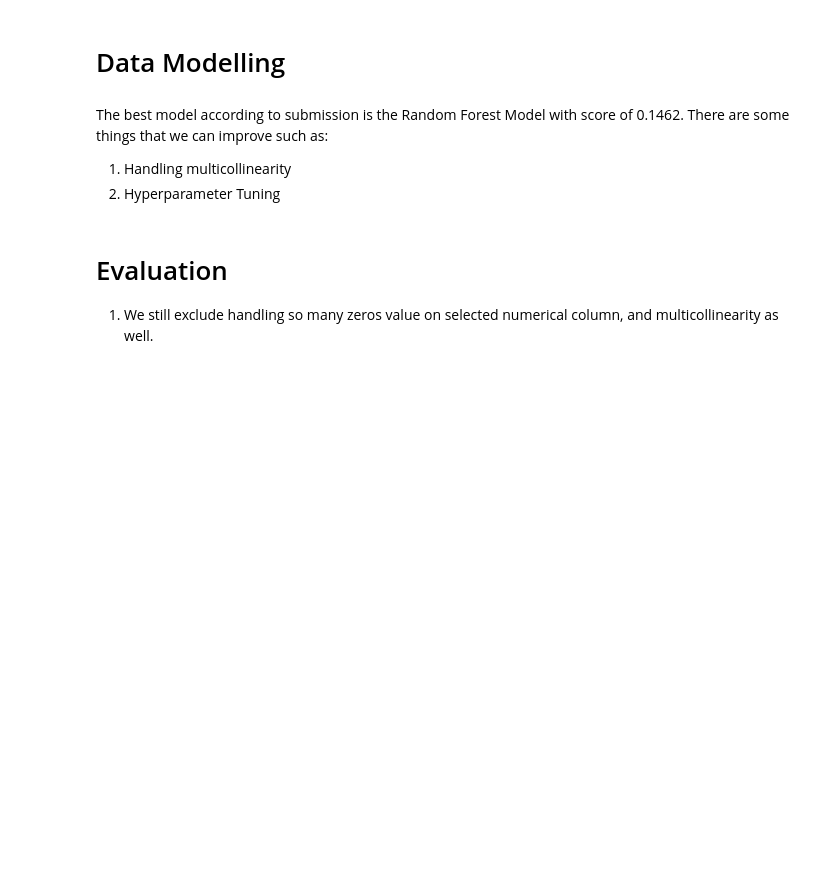
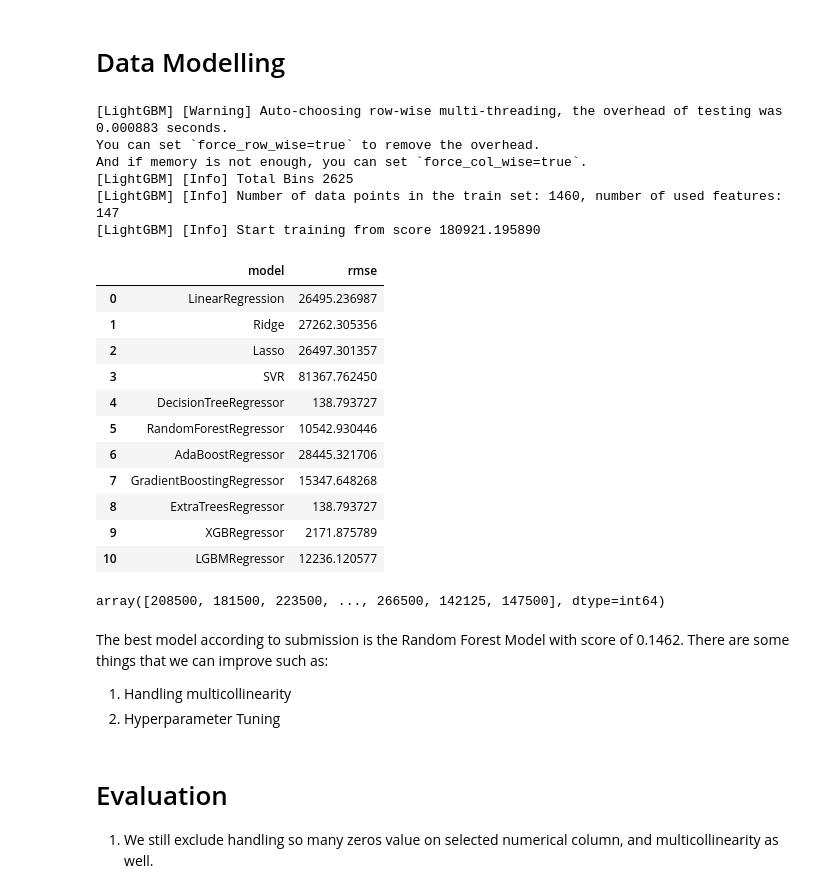
Before and after one commit to marcellinus-witarsah/house-prices-advanced-regression-techniques, a Jupyter notebook: notebooks/04-data-preparation-and-modelling.ipynb, the cells around one changed output. Saved outputs shown, nothing was run; the diff lists cells and outputs as text; code cells hidden in the pictures; blank space fills up the shorter version.

```diff
--- a/notebooks/04-data-preparation-and-modelling.ipynb
+++ b/notebooks/04-data-preparation-and-modelling.ipynb
@@ -173,7 +380,6 @@ one_hot_categorical_columns = {
 # %% [markdown]
 # Data Modelling
 # %%
-
 pipeline=Pipeline([
     ('features', FeatureUnion([
         ('numerical', Pipeline([
@@ -225,17 +431,6 @@ feature_preprocessing_pipeline=Pipeline([
     ('scale', MinMaxScaler())
 ])
 
-
-def target_preprocessing_pipeline(y):
-    y = np.log1p(y)
-    y_scaler = MinMaxScaler()
-    y = y_scaler.fit_transform(y.reshape(-1, 1))
-    return (y, y_scaler)
-
-def target_revert_pipeline(y, scaler):
-    return np.expm1(scaler.inverse_transform(y.reshape(-1, 1)))
-
-
 # prepare X and y
 X_train, y_train = train_df.drop(columns=['SalePrice']), train_df['SalePrice'].to_numpy()
 X_test = test_df
@@ -247,37 +442,59 @@ models = [
     SVR(), DecisionTreeRegressor(), RandomForestRegressor(),
     AdaBoostRegressor(), GradientBoostingRegressor(), ExtraTreesRegressor(),
     XGBRegressor(), LGBMRegressor()
 ]
 model_names = [model.__class__.__name__ for model in models]
 rmse = []
 for model in models:
     # train model
     X_train_preprocessed = feature_preprocessing_pipeline.fit_transform(X_train)
-    y_train_preprocessed, scaler = target_preprocessing_pipeline(y_train)
-    model.fit(X_train_preprocessed, y_train_preprocessed.ravel())
+    # y_train_preprocessed, scaler = target_preprocessing_pipeline(y_train)
+    model.fit(X_train_preprocessed, y_train.ravel())
 
     # calculate rmse
-    y_pred = target_revert_pipeline(model.predict(X_train_preprocessed), scaler)
+    y_pred = model.predict(X_train_preprocessed)
     rmse.append(np.sqrt(mean_squared_error(y_train, y_pred)))
 
     # predict
     X_test_preprocessed = feature_preprocessing_pipeline.transform(X_test)
     y_pred = model.predict(X_test_preprocessed)
-    y_pred = target_revert_pipeline(y_pred.ravel(), scaler)
 
     # save model
     pickle.dump(model, open(os.path.join(project_dir, os.getenv('MODELS_FOLDER'), f'{date}_{model.__class__.__name__.lower()}_model.pkl'), 'wb'))
 
     # save to submit
     pd.DataFrame({
         'Id': test_df['Id'],
         'SalePrice': y_pred.ravel()
     }).to_csv(os.path.join(project_dir, os.getenv('PROCESSED_FOLDER'), f'{date}_submission_{model.__class__.__name__.lower()}.csv'), index=False) # save
 
 pd.DataFrame({
     'model': model_names,
     'rmse': rmse
 })
+# %% [output]
+[LightGBM] [Warning] Auto-choosing row-wise multi-threading, the overhead of testing was 0.000883 seconds.
+You can set `force_row_wise=true` to remove the overhead.
+And if memory is not enough, you can set `force_col_wise=true`.
+[LightGBM] [Info] Total Bins 2625
+[LightGBM] [Info] Number of data points in the train set: 1460, number of used features: 147
+[LightGBM] [Info] Start training from score 180921.195890
+|  | model | rmse |
+| 0 | LinearRegression | 26495.236987 |
+| 1 | Ridge | 27262.305356 |
+| 2 | Lasso | 26497.301357 |
+| 3 | SVR | 81367.762450 |
+| 4 | DecisionTreeRegressor | 138.793727 |
+| 5 | RandomForestRegressor | 10542.930446 |
+| 6 | AdaBoostRegressor | 28445.321706 |
+| 7 | GradientBoostingRegressor | 15347.648268 |
+| 8 | ExtraTreesRegressor | 138.793727 |
+| 9 | XGBRegressor | 2171.875789 |
+| 10 | LGBMRegressor | 12236.120577 |
+# %%
+y_train.ravel()
+# %% [output]
+array([208500, 181500, 223500, ..., 266500, 142125, 147500], dtype=int64)
 # %% [markdown]
 The best model according to submission is the Random Forest Model with score of 0.1462. There are some things that we can improve such as:
 1. Handling multicollinearity
```
Also changed, not shown: parts of 14 cells of this notebook.
